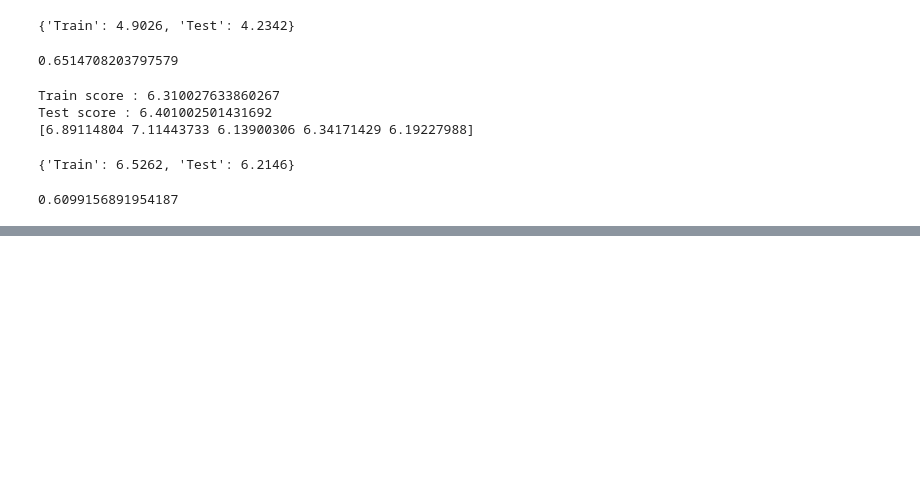
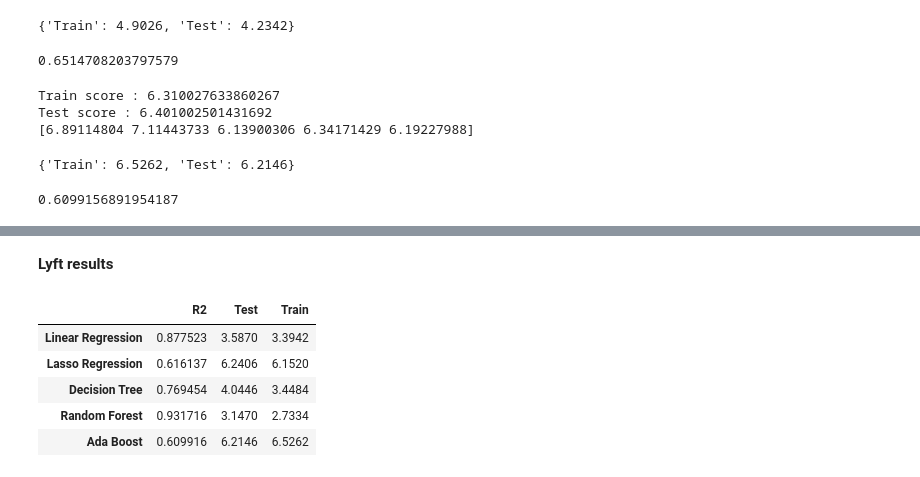
Before and after one commit to hc93/Uber-Lyft-Price-Prediction-With-Surge-Price, a Jupyter notebook: Final project.ipynb, the cells around one changed output, grey strips where cells are left out. Drawn from its saved outputs; the diff is of its cells as text; code cells hidden in the pictures; blank space fills up the shorter version.

```diff
--- a/Final project.ipynb
+++ b/Final project.ipynb
@@ -1651,0 +1696,15 @@ abr_reg_lyft['R2']
+# %% [markdown]
+**Lyft results**
+# %%
+final_results = pd.DataFrame([l_reg_lyft, la_reg_lyft, dt_reg_lyft,
+                              rf_reg_lyft, abr_reg_lyft],
+                            index=['Linear Regression', 'Lasso Regression',
+                                  'Decision Tree', 'Random Forest', 'Ada Boost'])
+final_results
+# %% [output]
+|  | R2 | Test | Train |
+| Linear Regression | 0.877523 | 3.5870 | 3.3942 |
+| Lasso Regression | 0.616137 | 6.2406 | 6.1520 |
+| Decision Tree | 0.769454 | 4.0446 | 3.4484 |
+| Random Forest | 0.931716 | 3.1470 | 2.7334 |
+| Ada Boost | 0.609916 | 6.2146 | 6.5262 |
```
Also changed, not shown: parts of 4 cells of this notebook.
